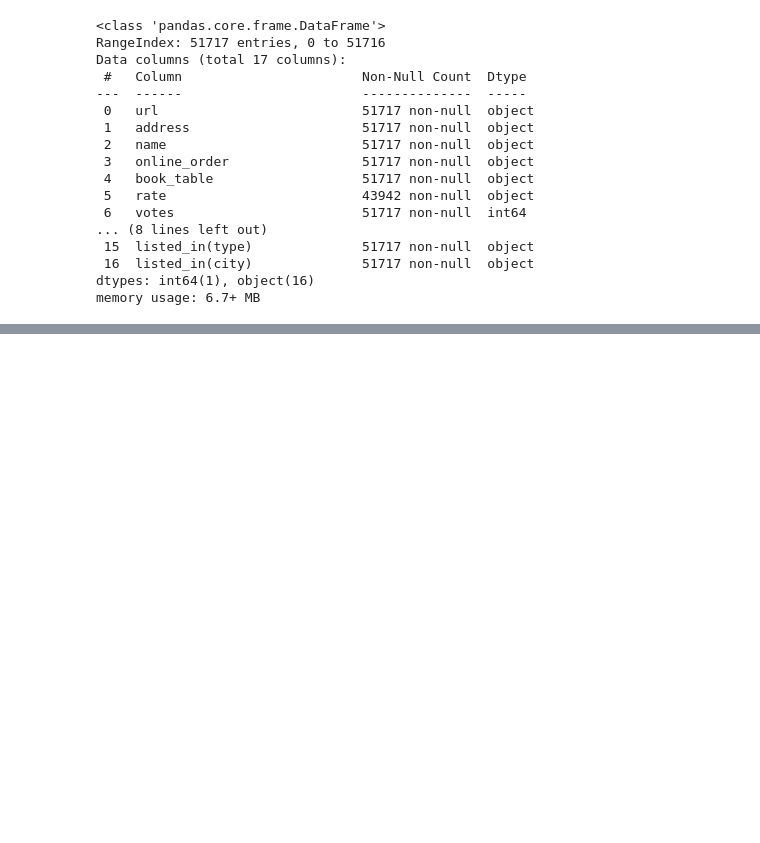
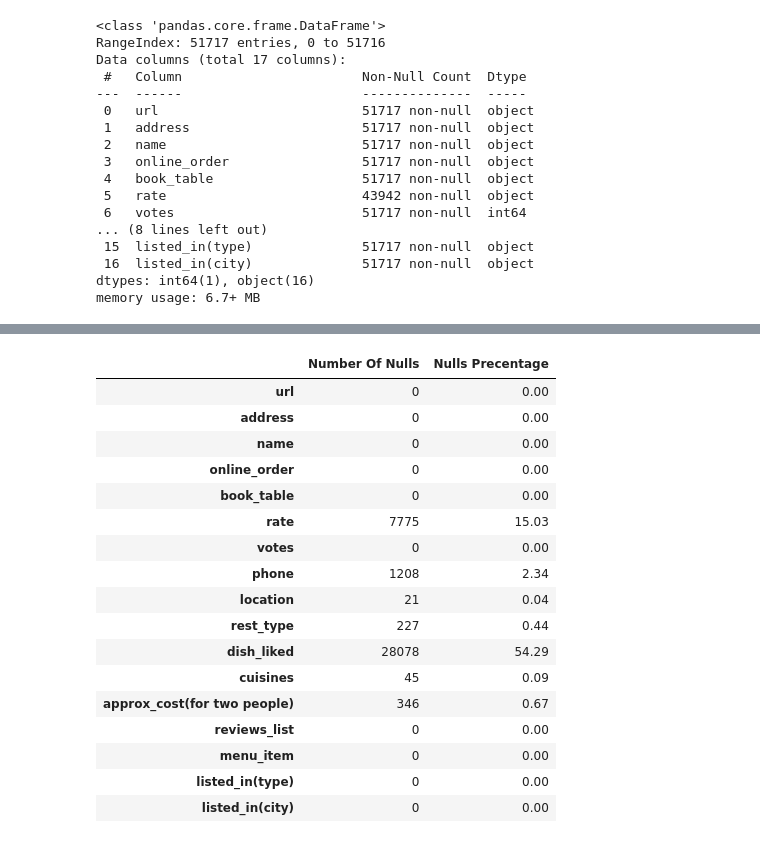
Before and after one commit to NitoBoritto/Zamato_Regression_Analysis, a Jupyter notebook: Code.ipynb, the cells around one changed output, grey strips where cells are left out. Drawn from its saved outputs; the diff is of its cells as text; code cells hidden in the pictures; blank space fills up the shorter version.

```diff
--- a/Code.ipynb
+++ b/Code.ipynb
@@ -61,3 +63,28 @@ zomato_df.describe(include= "all")
 | 50% | NaN | NaN | NaN | NaN | NaN | NaN | 41.000000 | NaN | NaN | NaN | ... |
 | 75% | NaN | NaN | NaN | NaN | NaN | NaN | 198.000000 | NaN | NaN | NaN | ... |
 | max | NaN | NaN | NaN | NaN | NaN | NaN | 16832.000000 | NaN | NaN | NaN | ... |
+# %%
+Missing_Summary=pd.DataFrame({
+    'Number Of Nulls':zomato_df.isna().sum(),
+    'Nulls Precentage':round((zomato_df.isna().sum()/len(zomato_df))*100,2)
+})
+Missing_Summary
+# %% [output]
+|  | Number Of Nulls | Nulls Precentage |
+| url | 0 | 0.00 |
+| address | 0 | 0.00 |
+| name | 0 | 0.00 |
+| online_order | 0 | 0.00 |
+| book_table | 0 | 0.00 |
+| rate | 7775 | 15.03 |
+| votes | 0 | 0.00 |
+| phone | 1208 | 2.34 |
+| location | 21 | 0.04 |
+| rest_type | 227 | 0.44 |
+| dish_liked | 28078 | 54.29 |
+| cuisines | 45 | 0.09 |
+| approx_cost(for two people) | 346 | 0.67 |
+| reviews_list | 0 | 0.00 |
+| menu_item | 0 | 0.00 |
+| listed_in(type) | 0 | 0.00 |
+| listed_in(city) | 0 | 0.00 |
```
Also changed, not shown: parts of 14 cells of this notebook.
